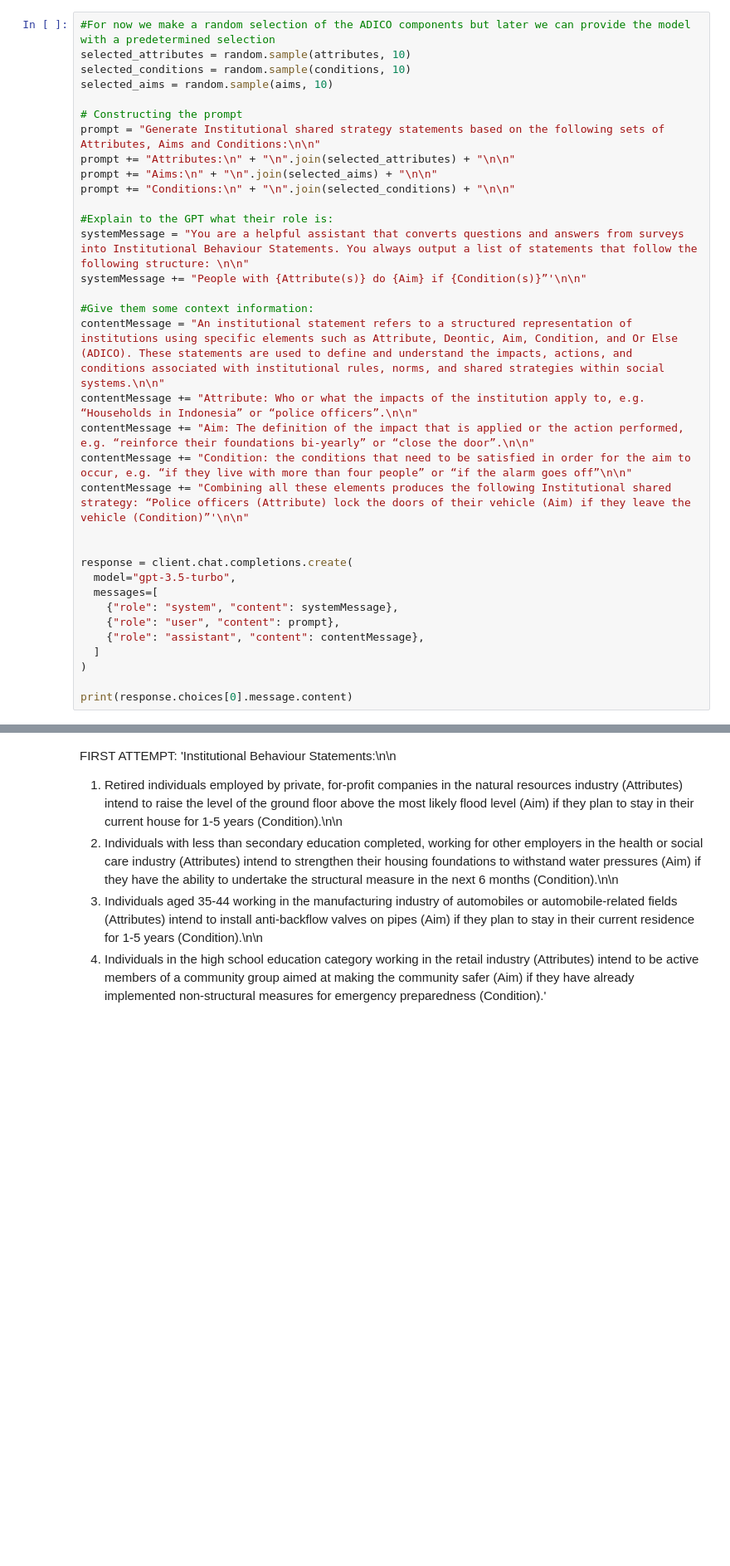
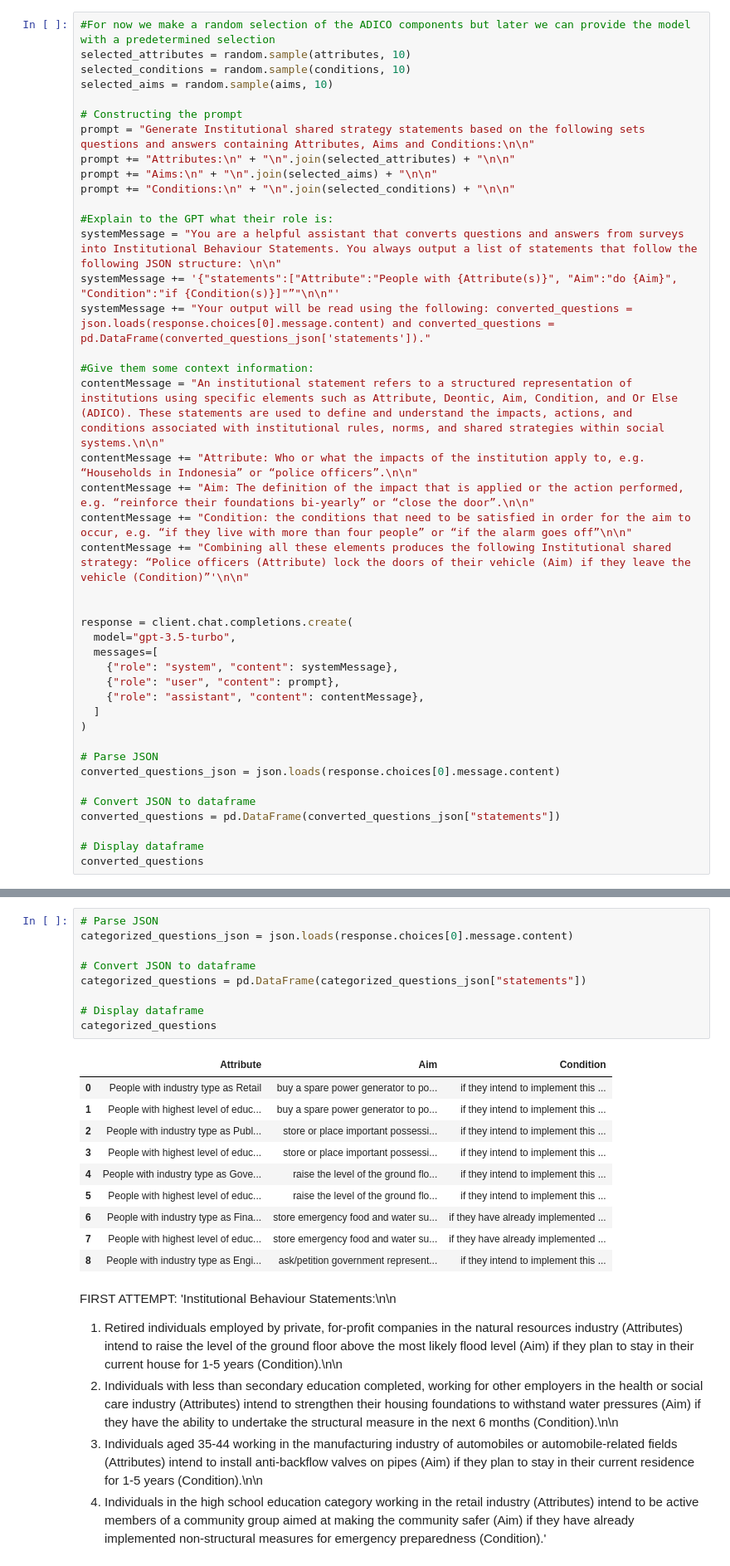
Before and after one commit to GeorgeGitHubbins/MScThesis-Extracting-InformalRules-from-Surveys, a Jupyter notebook: GPTTest.ipynb, the cells around one changed output, grey strips where cells are left out. Shown at 83% size. Cells and saved outputs as stored; diff of their text form; blank space fills up the shorter version.

```diff
--- a/GPTTest.ipynb
+++ b/GPTTest.ipynb
@@ -45,14 +198,15 @@ selected_conditions = random.sample(conditions, 10)
 selected_aims = random.sample(aims, 10)
 
 # Constructing the prompt
-prompt = "Generate Institutional shared strategy statements based on the following sets of Attributes, Aims and Conditions:\n\n"
+prompt = "Generate Institutional shared strategy statements based on the following sets questions and answers containing Attributes, Aims and Conditions:\n\n"
 prompt += "Attributes:\n" + "\n".join(selected_attributes) + "\n\n"
 prompt += "Aims:\n" + "\n".join(selected_aims) + "\n\n"
 prompt += "Conditions:\n" + "\n".join(selected_conditions) + "\n\n"
 
 #Explain to the GPT what their role is:
-systemMessage = "You are a helpful assistant that converts questions and answers from surveys into Institutional Behaviour Statements. You always output a list of statements that follow the following structure: \n\n"
-systemMessage += "People with {Attribute(s)} do {Aim} if {Condition(s)}”'\n\n"
+systemMessage = "You are a helpful assistant that converts questions and answers from surveys into Institutional Behaviour Statements. You always output a list of statements that follow the following JSON structure: \n\n"
+systemMessage += '{"statements":["Attribute":"People with {Attribute(s)}", "Aim":"do {Aim}", "Condition":"if {Condition(s)}]"”"\n\n"'
+systemMessage += "Your output will be read using the following: converted_questions = json.loads(response.choices[0].message.content) and converted_questions = pd.DataFrame(converted_questions_json['statements'])."
 
 #Give them some context information:
 contentMessage = "An institutional statement refers to a structured representation of institutions using specific elements such as Attribute, Deontic, Aim, Condition, and Or Else (ADICO). These statements are used to define and understand the impacts, actions, and conditions associated with institutional rules, norms, and shared strategies within social systems.\n\n"
@@ -71,5 +225,12 @@ response = client.chat.completions.create(
   ]
 )
 
-print(response.choices[0].message.content)
+# Parse JSON
+converted_questions_json = json.loads(response.choices[0].message.content)
+
+# Convert JSON to dataframe
+converted_questions = pd.DataFrame(converted_questions_json["statements"])
+
+# Display dataframe
+converted_questions
 # %% [output]
@@ -77,3 +241,23 @@ NameError: name 'response' is not defined
+# %%
+# Parse JSON
+categorized_questions_json = json.loads(response.choices[0].message.content)
+
+# Convert JSON to dataframe
+categorized_questions = pd.DataFrame(categorized_questions_json["statements"])
+
+# Display dataframe
+categorized_questions
+# %% [output]
+|  | Attribute | Aim | Condition |
+| 0 | People with industry type as Retail | buy a spare power generator to po... | if they intend to implement this ... |
+| 1 | People with highest level of educ... | buy a spare power generator to po... | if they intend to implement this ... |
+| 2 | People with industry type as Publ... | store or place important possessi... | if they intend to implement this ... |
+| 3 | People with highest level of educ... | store or place important possessi... | if they intend to implement this ... |
+| 4 | People with industry type as Gove... | raise the level of the ground flo... | if they intend to implement this ... |
+| 5 | People with highest level of educ... | raise the level of the ground flo... | if they intend to implement this ... |
+| 6 | People with industry type as Fina... | store emergency food and water su... | if they have already implemented ... |
+| 7 | People with highest level of educ... | store emergency food and water su... | if they have already implemented ... |
+| 8 | People with industry type as Engi... | ask/petition government represent... | if they intend to implement this ... |
 # %% [markdown]
 FIRST ATTEMPT:
 'Institutional Behaviour Statements:\n\n
```
Also changed, not shown: parts of 10 cells of this notebook.
